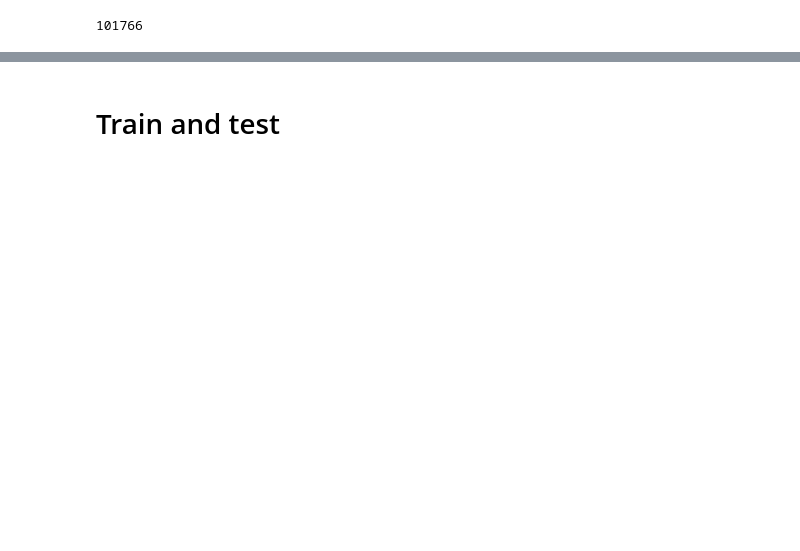
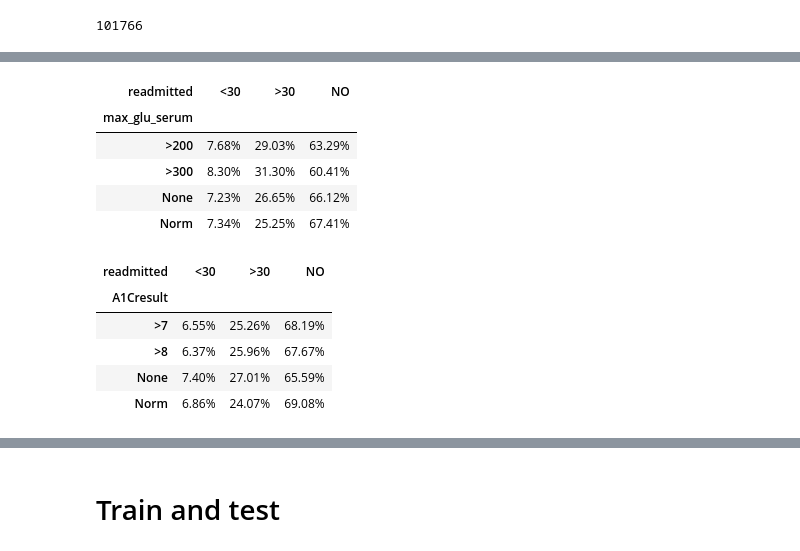
Before and after one commit to bl0/Readmission-Prediction, a Jupyter notebook: readmission-prediction.ipynb, the cells around one changed output, grey strips where cells are left out. Cells and saved outputs as stored; diff of their text form; code cells hidden in the pictures; blank space fills up the shorter version.

```diff
--- a/readmission-prediction.ipynb
+++ b/readmission-prediction.ipynb
@@ -89,8 +21,0 @@ None
-# %%
-def show_crosstab(col):
-    grouped = df.groupby([col, 'readmitted']).size().to_frame().reset_index()
-    crosstab = pd.crosstab(grouped[col], grouped['readmitted'], values=grouped[0], aggfunc=lambda x: x)
-    display(crosstab)
-
-for col in nominals[:-1]:
-    show_crosstab(col)
@@ -245,8 +22,11 @@ for col in nominals[:-1]:
 # %%
 # drop rows
 
-mask = (df['gender'] != 'Unknown/Invalid') & (df['diag_1'] != '?')  # TODO: only consider primary diag
+mask = df['gender'] != 'Unknown/Invalid'
+mask &= df['diag_1'] != '?'  # TODO: only consider primary diag
+# mask &= df['medical_specialty'] != '?'
 df = df[mask]
+print(len(df))
 
 # consider only the first encounter for each patient
 df = df.drop_duplicates(subset='patient_nbr', keep='first')
@@ -255,5 +35,5 @@ df = df.drop_duplicates(subset='patient_nbr', keep='first')
 # to avoid biasing our analysis
 df = df[~df['discharge_disposition_id'].isin([11, 13, 14, 19, 20, 21])]
 
-len(df)
+print(len(df))
 # %% [output]
@@ -390,0 +253,25 @@ df['diag_1'] = df['diag_1'].apply(convert_diag_func)
+# %%
+def show_crosstab(col):
+    grouped = df.groupby([col, 'readmitted']).size().to_frame().reset_index()
+    for c, n in df.groupby([col]).size().iteritems():
+        grouped.loc[grouped[col] == c, 0] /= n
+    grouped[0] = grouped[0].apply(lambda x: "{:.2%}".format(x))
+    crosstab = pd.crosstab(grouped[col], grouped['readmitted'], values=grouped[0], aggfunc=lambda x: x)
+    display(crosstab)
+
+show_crosstab('max_glu_serum')
+show_crosstab('A1Cresult')
+# show_crosstab('medical_specialty')
+# %% [output]
+| readmitted | <30 | >30 | NO |
+| max_glu_serum |  |  |  |
+| >200 | 7.68% | 29.03% | 63.29% |
+| >300 | 8.30% | 31.30% | 60.41% |
+| None | 7.23% | 26.65% | 66.12% |
+| Norm | 7.34% | 25.25% | 67.41% |
+| readmitted | <30 | >30 | NO |
+| A1Cresult |  |  |  |
+| >7 | 6.55% | 25.26% | 68.19% |
+| >8 | 6.37% | 25.96% | 67.67% |
+| None | 7.40% | 27.01% | 65.59% |
+| Norm | 6.86% | 24.07% | 69.08% |
```
Also changed, not shown: parts of 17 cells of this notebook.
